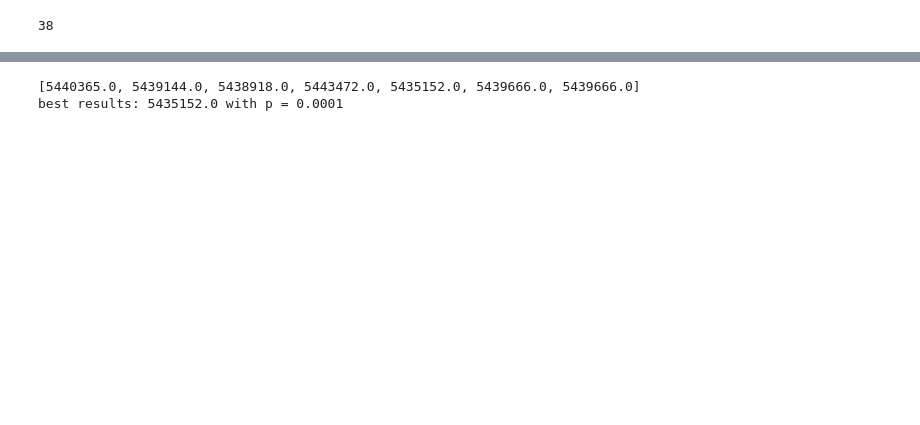
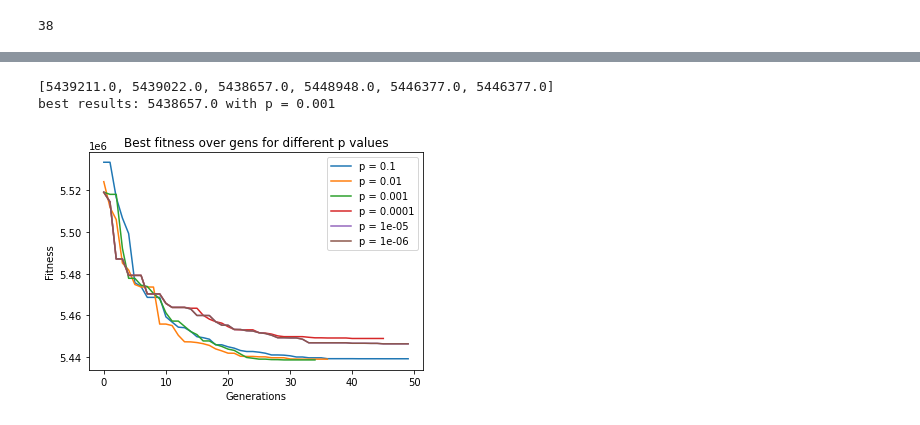
Before and after one commit to niyoushanajmaei/EA-Keyboard-Layout, a Jupyter notebook: initialization_test.ipynb, the cells around one changed output, grey strips where cells are left out. Cells and saved outputs as stored; diff of their text form; code cells hidden in the pictures; blank space fills up the shorter version.

```diff
--- a/initialization_test.ipynb
+++ b/initialization_test.ipynb
@@ -158,11 +152,14 @@ print(ga.population[np.argmin(s.f for s in ga.population)].e)
  16 24]
 # %%
 # Tuning the p value
-p_values = [0.1, 0.05, 1e-2, 1e-3, 1e-4, 1e-5, 1e-6]
-results = []
+p_values = [0.1, 1e-2, 1e-3, 1e-4, 1e-5, 1e-6]
+results = [[], [], [], [], [], []]
+best_results = [[], [], [], [], [], []]
 
+i=0
 for p in p_values:
     differences = []
+    best = []
     seed = 42
     population_size = 2**11
     rng = np.random.default_rng(seed=seed + 1)
@@ -194,11 +191,26 @@ for p in p_values:
         differences.append(max(s.f for s in ga.population) - min(s.f for s in ga.population))
         if differences[-1] == 0:
             break
-
-    results.append(min(s.f for s in ga.population))
-
-print(results)
-print(f"best results: {min(results)} with p = {p_values[np.argmin(results)]}")
+        results[i].append(min(s.f for s in ga.population))
+    best_results[i] = min(s.f for s in ga.population)
+    i += 1
+print(best_results)
+print(f"best results: {min(best_results)} with p = {p_values[np.argmin(best_results)]}")
 # %% [output]
-[5440365.0, 5439144.0, 5438918.0, 5443472.0, 5435152.0, 5439666.0, 5439666.0]
-best results: 5435152.0 with p = 0.0001
+[5439211.0, 5439022.0, 5438657.0, 5448948.0, 5446377.0, 5446377.0]
+best results: 5438657.0 with p = 0.001
+# %%
+# plot results for different p values in one plot
+plt.plot(results[0], label=f"p = {p_values[0]}")
+plt.plot(results[1], label=f"p = {p_values[1]}")
+plt.plot(results[2], label=f"p = {p_values[2]}")
+plt.plot(results[3], label=f"p = {p_values[3]}")
+plt.plot(results[4], label=f"p = {p_values[4]}")
+plt.plot(results[5], label=f"p = {p_values[5]}")
+plt.legend()
+plt.xlabel("Generations")
+plt.ylabel("Fitness")
+plt.title("Best fitness over gens for different p values")
+plt.show()
+# %% [output]
+[figure, added]
```
Also changed, not shown: parts of 14 cells of this notebook.
